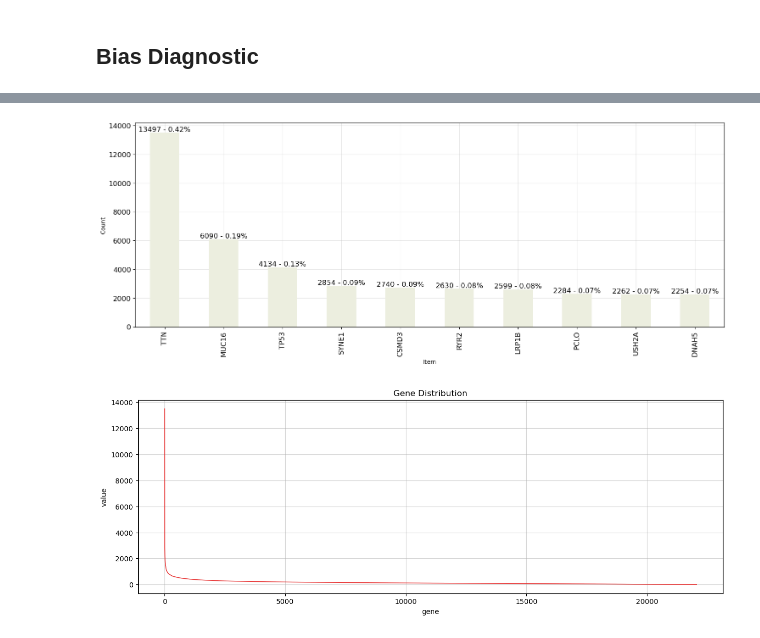
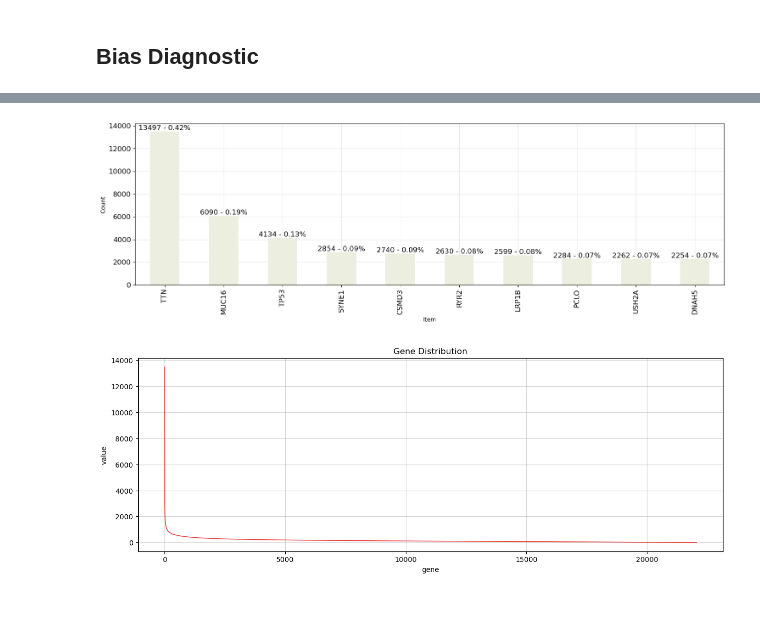
Before and after one commit to meddyahya/SL, a Jupyter notebook: Data Analysis -- PART I.ipynb, the cells around one changed output, grey strips where cells are left out. Cells and saved outputs as stored; diff of their text form; code cells hidden in the pictures; blank space fills up the shorter version.

```diff
--- a/Data Analysis -- PART I.ipynb
+++ b/Data Analysis -- PART I.ipynb
@@ -745,9 +758,9 @@ df_bias.head()
 | 3 | TCGA-P6-A5OH-01A | KDM4A | chr1 | 43669220 | 43669220 | G | A | p.T428T | synonymous_variant | panel_of_normals | ... |
 | 4 | TCGA-P6-A5OH-01A | NFIA | chr1 | 61088433 | 61088433 | T | A | p.V104V | synonymous_variant | PASS | ... |
 # %%
-visualize_categorical_frequent(df_bias, "gene", 10, (15,6), color="#ECEEDF")
+visualize_categorical_frequent(dataframe = df_bias, feature = "gene", color="#ECEEDF")
 # %% [output]
-[figure, old version]
+[figure, new version]
 # %%
 sns.set_palette(["#E62727"])
 
```
Also changed, not shown: parts of 36 cells of this notebook.
